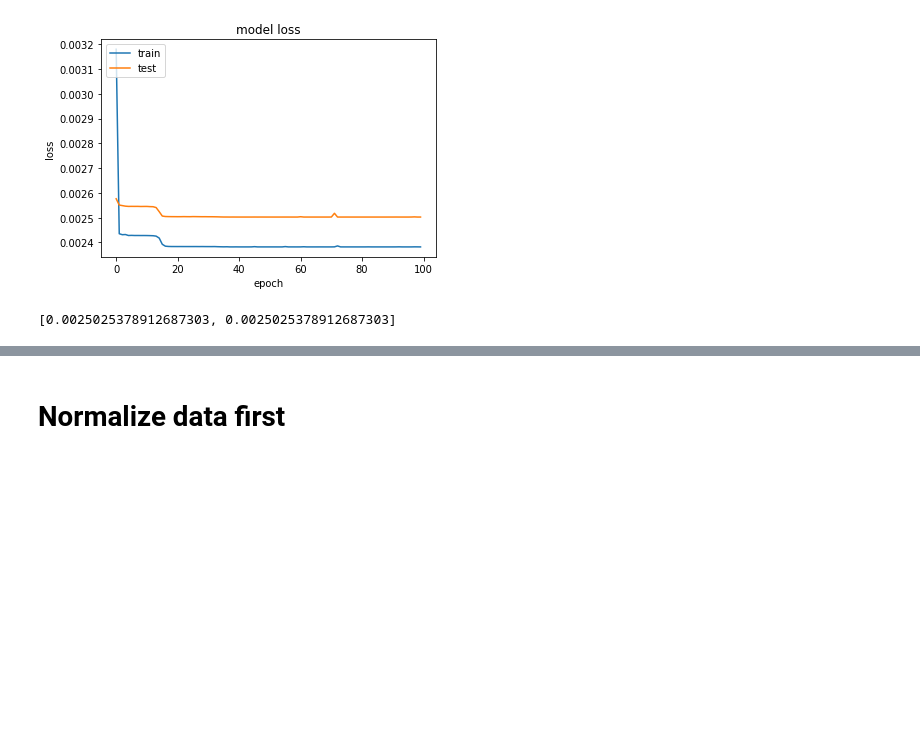
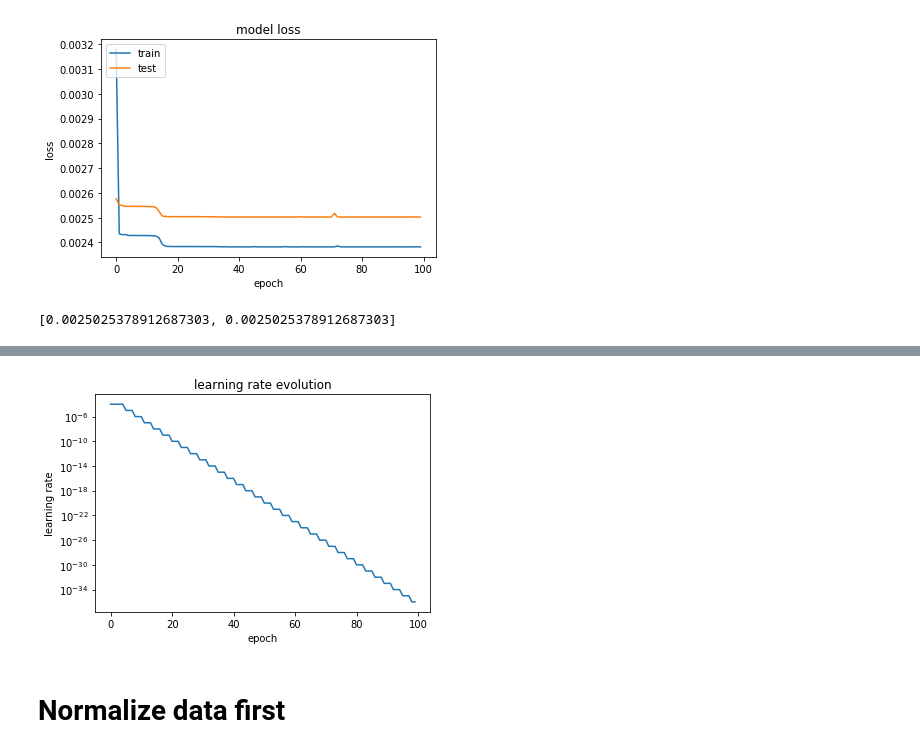
Before and after one commit to somritabanerjee/GuSTO.jl, a Jupyter notebook: examples/train_and_create_imitation_learning_network.ipynb, the cells around one changed output, grey strips where cells are left out. Drawn from its saved outputs; the diff is of its cells as text; code cells hidden in the pictures; blank space fills up the shorter version.

```diff
--- a/examples/train_and_create_imitation_learning_network.ipynb
+++ b/examples/train_and_create_imitation_learning_network.ipynb
@@ -180,3 +337,13 @@ print(scores)
+# %%
+# show evolution of learning rate
+plt.plot(lrHist)
+plt.title('learning rate evolution')
+plt.ylabel('learning rate')
+plt.xlabel('epoch')
+plt.yscale('log')
+plt.show()
+# %% [output]
+[figure, added]
 # %% [markdown]
 # Normalize data first
 # %%
```
Also changed, not shown: parts of 16 cells of this notebook, 1 other file.
